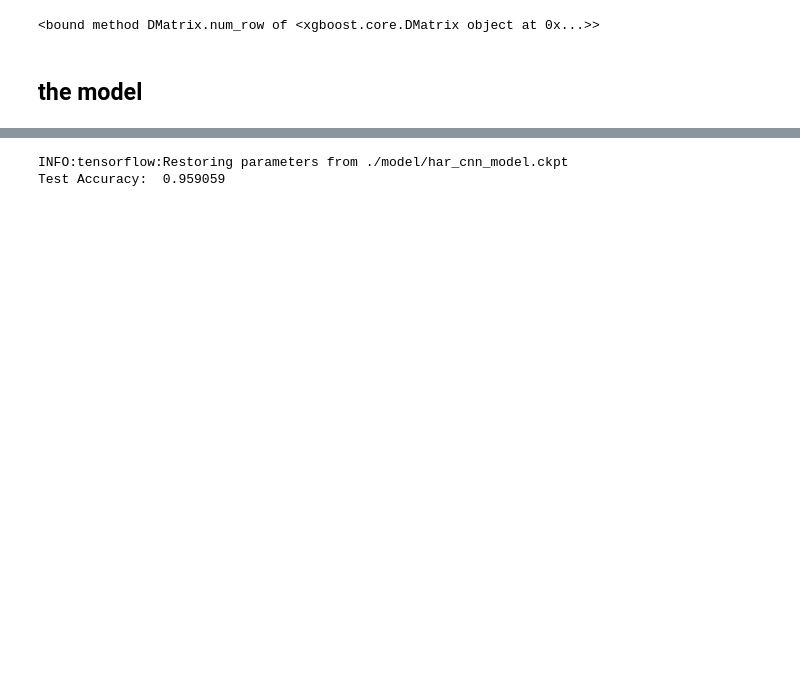
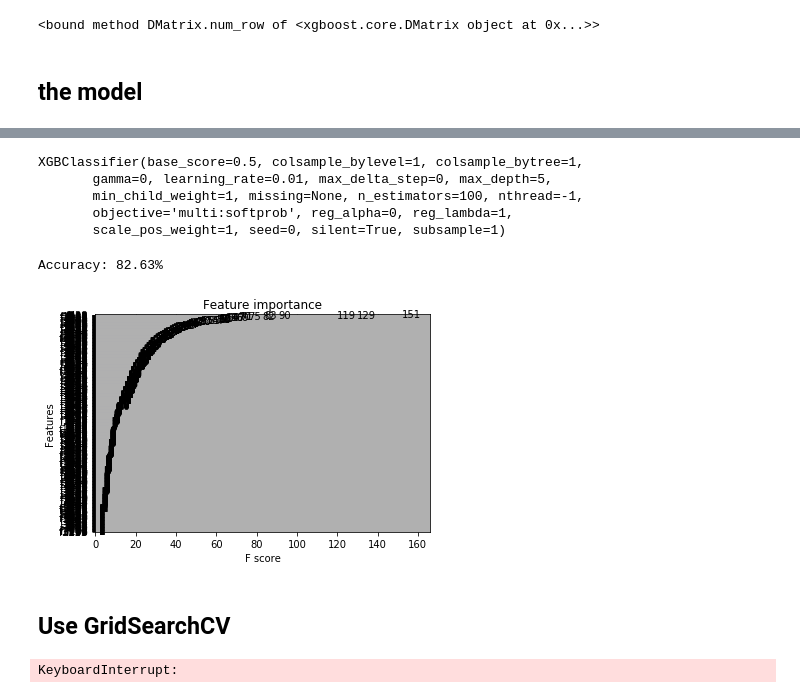
Before and after one commit to hongta/MachineLearning, a Jupyter notebook: HAR/HAR-XGBoost.ipynb, the cells around one changed output, grey strips where cells are left out. Cells and saved outputs as stored; diff of their text form; code cells hidden in the pictures; blank space fills up the shorter version.

Commit message:
working on HAR XGBoost

```diff
--- a/HAR/HAR-XGBoost.ipynb
+++ b/HAR/HAR-XGBoost.ipynb
@@ -15,3 +70,3 @@ har_x_test, har_y_test, list_ch_test = read_data(data_path="./dataset/UCI HAR Da
 # %%
-X_train, X_valid, y_train, y_valid = train_test_split(har_x_train, har_y_train, stratify=har_y_train, random_state=42)
+X_train, X_valid, y_train, y_valid = train_test_split(har_X_train, har_y_train, random_state=42)
 # %%
@@ -22,0 +76,3 @@ X_train.shape, y_train.shape
+# %%
+seq_len = X_train.shape[1]
+n_channels = X_train.shape[2]
@@ -47,3 +88,13 @@ X_train.shape, y_train.shape
+# %%
+batch_size = 60
+n_classes = 6
+
+num_round = 10
+
+#XGBClassifier
+learning_rate = 0.01
+n_estimators=100
+max_depth=5
 # %%
 dtrain  = xgb.DMatrix(X_train, label=y_train)
 # %%
@@ -179,8 +105,0 @@ Epoch:  90 Valid accuracy:  0.917845
-# %%
-with tf.Session() as sess:
-    saver.restore(sess, "./model/har_cnn_model.ckpt")
-    test_acc = accuracy.eval(feed_dict={X: har_x_test, y: har_y_test})
-    print("Test Accuracy: ", test_acc)
-# %% [output]
-INFO:tensorflow:Restoring parameters from ./model/har_cnn_model.ckpt
-Test Accuracy:  0.959059
@@ -186,0 +108,11 @@ Test Accuracy:  0.959059
+# %%
+cls = XGBClassifier(learning_rate=learning_rate,
+                    max_depth=max_depth,
+                    n_estimators=n_estimators)
+cls.fit(X_train, y_train)
+# %% [output]
+XGBClassifier(base_score=0.5, colsample_bylevel=1, colsample_bytree=1,
+       gamma=0, learning_rate=0.01, max_delta_step=0, max_depth=5,
+       min_child_weight=1, missing=None, n_estimators=100, nthread=-1,
+       objective='multi:softprob', reg_alpha=0, reg_lambda=1,
+       scale_pos_weight=1, seed=0, silent=True, subsample=1)
@@ -186,0 +121,13 @@ Test Accuracy:  0.959059
+# %%
+accuracy = accuracy_score(har_y_test, y_pred)
+print("Accuracy: %.2f%%" % (accuracy * 100.0))
+# %% [output]
+Accuracy: 82.63%
+# %%
+from xgboost import plot_importance
+plot_importance(cls)
+plt.show()
+# %% [output]
+[figure, added]
+# %% [markdown]
+## Use GridSearchCV
@@ -186,0 +137,16 @@ Test Accuracy:  0.959059
+# %%
+kfold = StratifiedKFold(n_splits=10, shuffle=True, random_state=20)
+param_grid = {
+    "learning_rate": [0.0001, 0.001, 0.01, 0.1, 0.3],
+    "max_depth": [1, 3, 5, 7, 9],
+    "n_estimators": [50, 80, 100, 150, 200]
+}
+
+grid_search = GridSearchCV(cls,
+                           param_grid,
+                           scoring="neg_log_loss",
+                           n_jobs=-1,
+                           cv=kfold)
+grid_result = grid_search.fit(X_train, y_train)
+# %% [output]
+KeyboardInterrupt:
```
Also changed, not shown: parts of 36 cells of this notebook.
